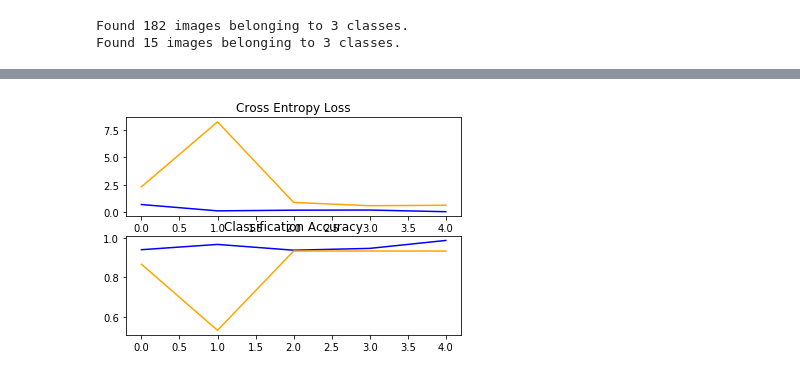
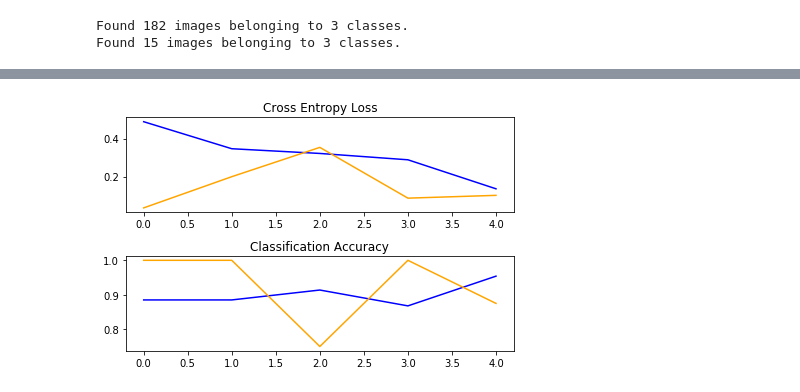
Before and after one commit to gmarchet/dnnworkshop5, a Jupyter notebook: labs/2.Transfer_learning/2.transfer_learning.ipynb, the cells around one changed output, grey strips where cells are left out. Saved outputs shown, nothing was run; the diff lists cells and outputs as text; code cells hidden in the pictures.

```diff
--- a/labs/2.Transfer_learning/2.transfer_learning.ipynb
+++ b/labs/2.Transfer_learning/2.transfer_learning.ipynb
@@ -39,16 +71,16 @@ for layer in model.layers[20:]:
 train_datagen=ImageDataGenerator(preprocessing_function=preprocess_input) #included in our dependencies
 test_datagen=ImageDataGenerator(preprocessing_function=preprocess_input) #included in our dependencies
 
-train_generator=train_datagen.flow_from_directory('./train/', # this is where you specify the path to the main data folder
+train_generator=train_datagen.flow_from_directory('./train/', # path to the training dataset
                                                  target_size=(224,224),
                                                  color_mode='rgb',
-                                                 batch_size=32,
+                                                 batch_size=8,
                                                  class_mode='categorical',
                                                  shuffle=True)
-test_generator=test_datagen.flow_from_directory('./test/', # this is where you specify the path to the main data folder
+test_generator=test_datagen.flow_from_directory('./test/', # path to the validation dataset
                                                  target_size=(224,224),
                                                  color_mode='rgb',
-                                                 batch_size=32,
+                                                 batch_size=8,
                                                  class_mode='categorical',
                                                  shuffle=True)
 # %% [output]
@@ -80,0 +108,4 @@ Epoch 5/5
+# %%
+step_size_train=train_generator.n//train_generator.batch_size
+step_size_val=test_generator.n//test_generator.batch_size
+print (step_size_train, step_size_val)
@@ -80,0 +114,6 @@ Epoch 5/5
+# %%
+history=model.fit_generator(generator=train_generator,
+                            validation_data=test_generator,
+                            steps_per_epoch=step_size_train,
+                            validation_steps=step_size_val,
+                            epochs=5)
@@ -129,18 +179,29 @@ Epoch 5/5
+# %%
+step_size_train=train_generator.n//train_generator.batch_size
+step_size_val=test_generator.n//test_generator.batch_size
+print (step_size_train, step_size_val)
+
+history=model.fit_generator(generator=train_generator,
+                            validation_data=test_generator,
+                            steps_per_epoch=step_size_train,
+                            validation_steps=step_size_val,
+                            epochs=5)
 # %%
 # plot loss
 plt.subplot(2,1,1)
 plt.plot(history.history['loss'], color='blue', label='train')
 plt.plot(history.history['val_loss'], color='orange', label='test')
 plt.title('Cross Entropy Loss')
 # plot accuracy
 plt.subplot(2,1,2)
 plt.plot(history.history['acc'], color='blue', label='train')
 plt.plot(history.history['val_acc'], color='orange', label='test')
 plt.title('Classification Accuracy')
 # save plot to file
-filename = 'resnet50'
+filename = 'inceptionv3'
 plt.savefig(filename + '_plot.png')
+plt.tight_layout()
 plt.show()
 plt.close()
 # %% [output]
-[figure, old version]
+[figure, new version]
```
Also changed, not shown: parts of 22 cells of this notebook.
